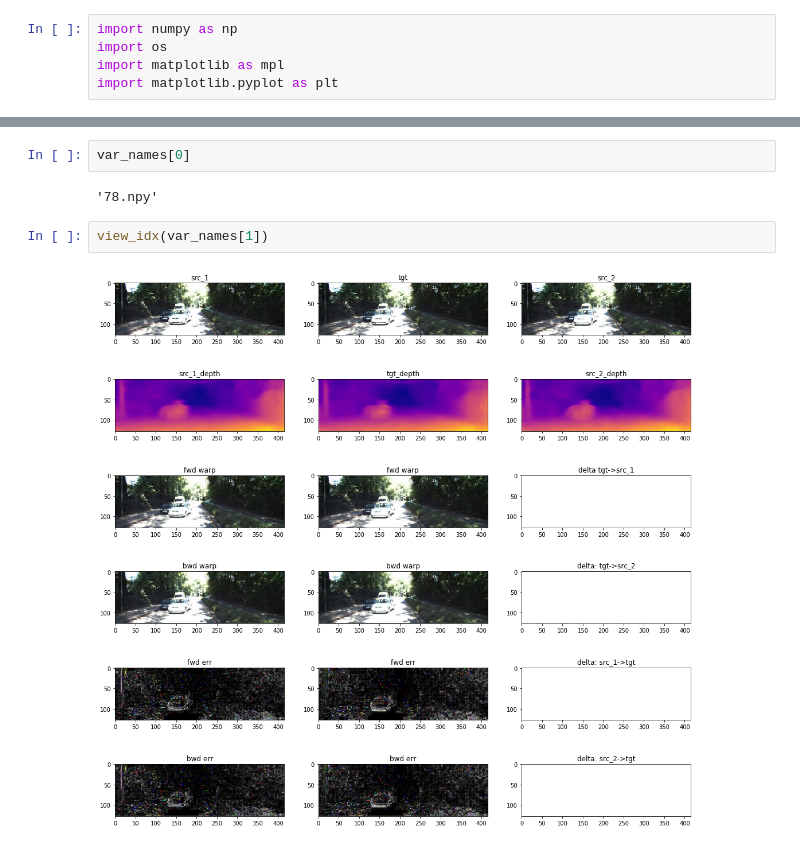
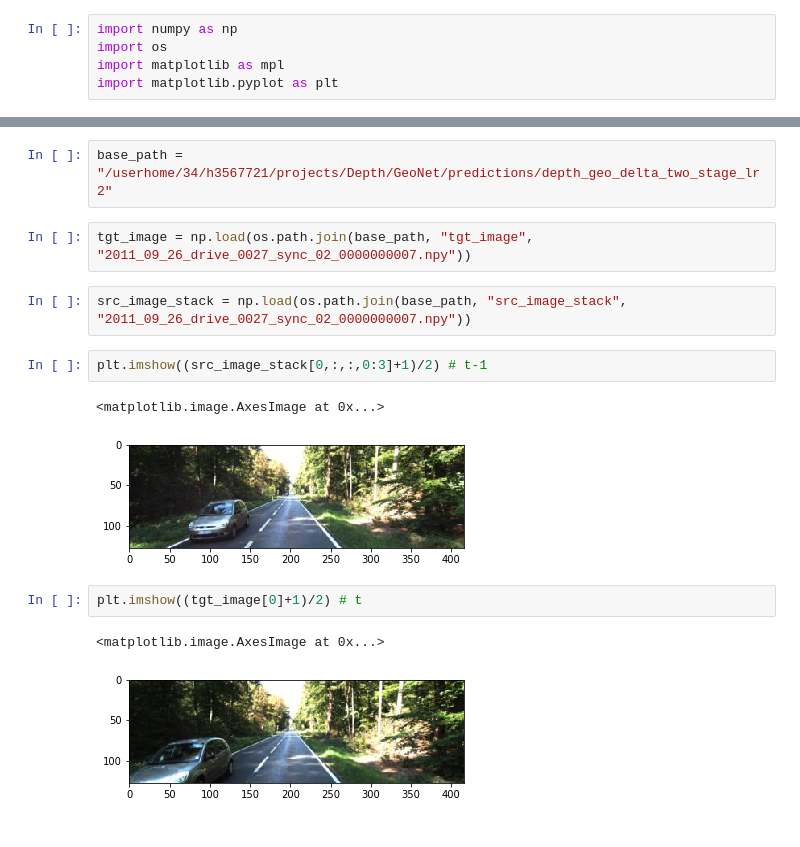
Before and after one commit to qihao-huang/GeoNet, a Jupyter notebook: tools/vis/show_depth_delta.ipynb, the cells around one changed output, grey strips where cells are left out. Drawn from its saved outputs; the diff is of its cells as text.

```diff
--- a/tools/vis/show_depth_delta.ipynb
+++ b/tools/vis/show_depth_delta.ipynb
@@ -772,8 +6,16 @@ var_names = os.listdir(depth_path)
-# %%
-var_names[0]
-# %% [output]
-'78.npy'
-# %%
-view_idx(var_names[1])
-# %% [output]
-[figure, removed]
+# %%
+base_path = "/userhome/34/h3567721/projects/Depth/GeoNet/predictions/depth_geo_delta_two_stage_lr2"
+# %%
+tgt_image = np.load(os.path.join(base_path, "tgt_image", "2011_09_26_drive_0027_sync_02_0000000007.npy"))
+# %%
+src_image_stack = np.load(os.path.join(base_path, "src_image_stack", "2011_09_26_drive_0027_sync_02_0000000007.npy"))
+# %%
+plt.imshow((src_image_stack[0,:,:,0:3]+1)/2) # t-1
+# %% [output]
+<matplotlib.image.AxesImage at 0x...>
+[figure, added]
+# %%
+plt.imshow((tgt_image[0]+1)/2) # t
+# %% [output]
+<matplotlib.image.AxesImage at 0x...>
+[figure, added]
```
Also changed, not shown: parts of 146 cells of this notebook, 7 other files.
